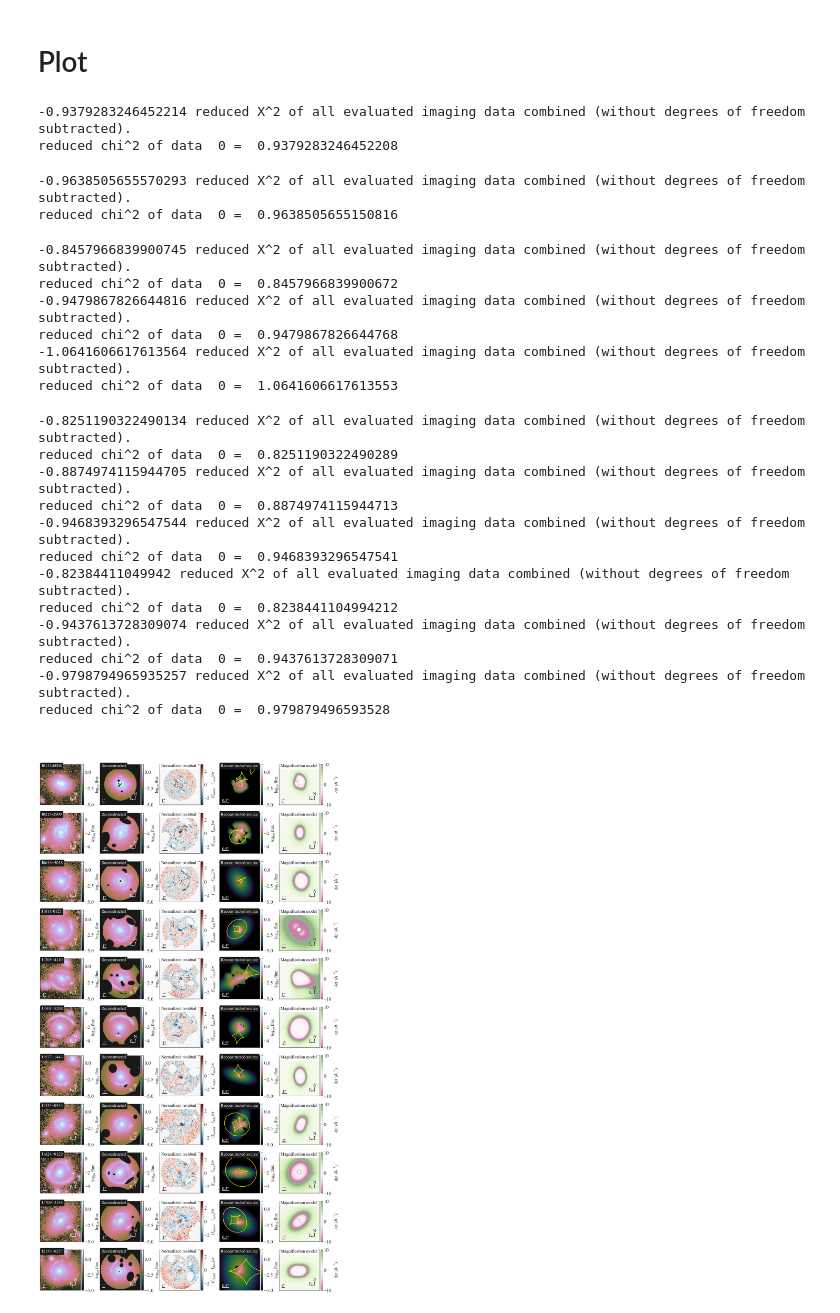
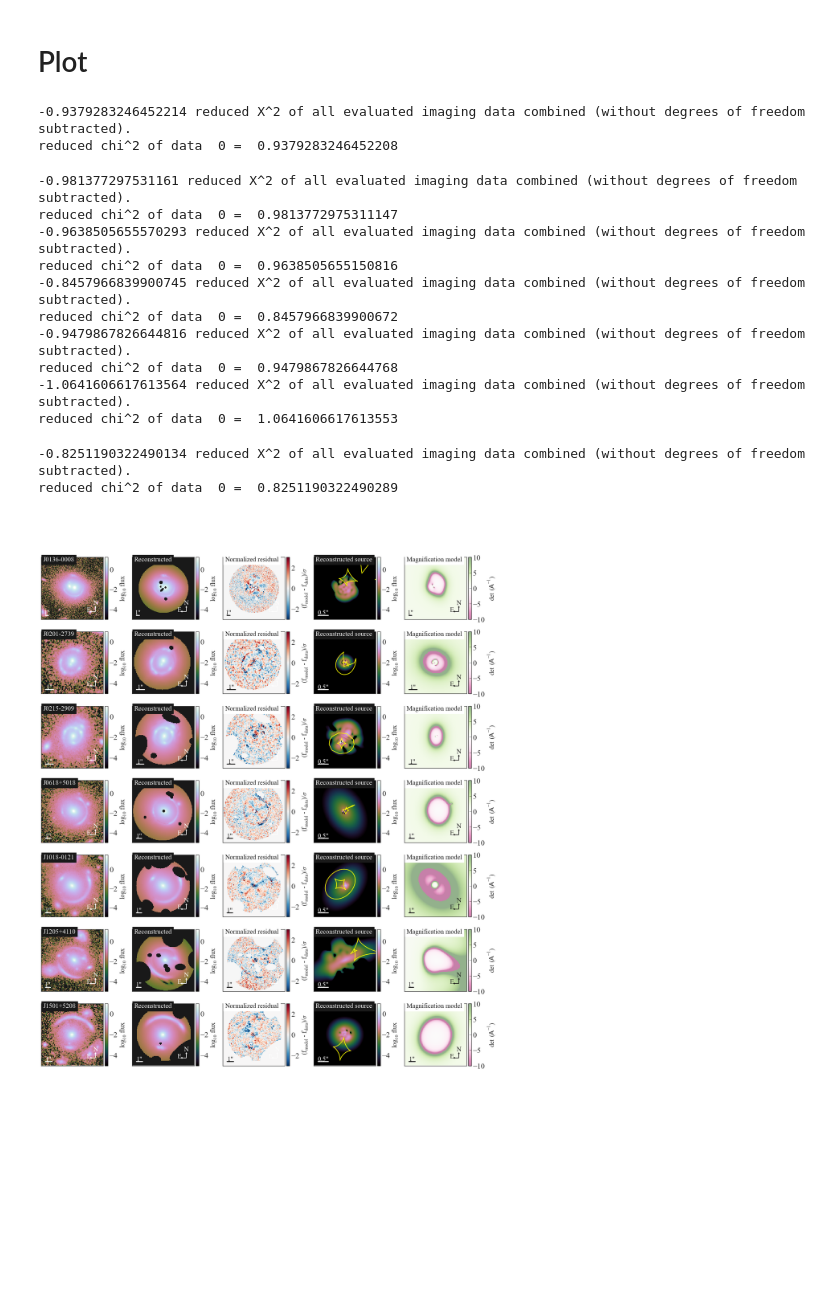
Before and after one commit to AstroBridge/BDLensing, a Jupyter notebook: analysis/make_lens_model_figure.ipynb, the cells around one changed output. Cells and saved outputs as stored; diff of their text form; code cells hidden in the pictures; blank space fills up the shorter version.

```diff
--- a/analysis/make_lens_model_figure.ipynb
+++ b/analysis/make_lens_model_figure.ipynb
@@ -68,10 +73,14 @@ msh_cmap = cp.get_msh_cmap(num_bins=501, rescale="power", power=2.5)
 # Plot
 # %%
 lens_names = [
+    # "DESIJ0132-1600",
     "DESIJ0136-0008",
+    "DESIJ0201-2739",
     "DESIJ0215-2909",
     "DESIJ0618+5018",
+    # "DESIJ0923+1829",
     "DESIJ1018-0121",
+    # "DESIJ1101-0602",
     "DESIJ1205+4110",
     "DESIJ1501+5208",
     "DESIJ1537+1443",
@@ -82,8 +91,9 @@ lens_names = [
 ]
 # %%
 custom_log_likelihood_addition = None
-
-num_lens = len(lens_names)
+nrows = 7
+ncols = 5
+num_lens = nrows
 
 fig, axes = plt.subplots(
     nrows=num_lens,
@@ -143,50 +153,42 @@ for i in range(num_lens):
         ax=axes[i, 2], v_min=-3, v_max=3, cmap="RdBu_r", text="Normalized residual"
     )
     model_plot.source_plot(
         ax=axes[i, 3],
         deltaPix_source=0.03,
         numPix=100,
         with_caustics=True,
         scale_size=0.5,
     )
     # model_plot.convergence_plot(ax=axes[i, 3], v_max=1, cmap="gist_heat")
     model_plot.magnification_plot(ax=axes[i, 4], cmap="PiYG")
 
 fig.tight_layout()
 
 # plt.gca().set_axis_off()
 # plt.subplots_adjust(top = 1, bottom = 0, right = 1, left = 0,
 #             hspace = 0, wspace = 0)
 # plt.margins(0,0)
 # plt.gca().xaxis.set_major_locator(plt.NullLocator())
 # plt.gca().yaxis.set_major_locator(plt.NullLocator())
 
 fig.savefig(
-    "../paper/figures/lens_models.pdf",
+    "../paper/figures/lens_models_0.pdf",
     bbox_inches="tight",
     # pad_inches=0
 )
 # %% [output]
 -0.9379283246452214 reduced X^2 of all evaluated imaging data combined (without degrees of freedom subtracted).
 reduced chi^2 of data  0 =  0.9379283246452208
+-0.981377297531161 reduced X^2 of all evaluated imaging data combined (without degrees of freedom subtracted).
+reduced chi^2 of data  0 =  0.9813772975311147
 -0.9638505655570293 reduced X^2 of all evaluated imaging data combined (without degrees of freedom subtracted).
 reduced chi^2 of data  0 =  0.9638505655150816
+-0.8457966839900745 reduced X^2 of all evaluated imaging data combined (without degrees of freedom subtracted).
+reduced chi^2 of data  0 =  0.8457966839900672
+-0.9479867826644816 reduced X^2 of all evaluated imaging data combined (without degrees of freedom subtracted).
+reduced chi^2 of data  0 =  0.9479867826644768
+-1.0641606617613564 reduced X^2 of all evaluated imaging data combined (without degrees of freedom subtracted).
+reduced chi^2 of data  0 =  1.0641606617613553
--0.8457966839900745 reduced X^2 of all evaluated imaging data combined (without degrees of freedom subtracted).
-reduced chi^2 of data  0 =  0.8457966839900672
--0.9479867826644816 reduced X^2 of all evaluated imaging data combined (without degrees of freedom subtracted).
-reduced chi^2 of data  0 =  0.9479867826644768
--1.0641606617613564 reduced X^2 of all evaluated imaging data combined (without degrees of freedom subtracted).
-reduced chi^2 of data  0 =  1.0641606617613553
+-0.8251190322490134 reduced X^2 of all evaluated imaging data combined (without degrees of freedom subtracted).
+reduced chi^2 of data  0 =  0.8251190322490289
--0.8251190322490134 reduced X^2 of all evaluated imaging data combined (without degrees of freedom subtracted).
-reduced chi^2 of data  0 =  0.8251190322490289
--0.8874974115944705 reduced X^2 of all evaluated imaging data combined (without degrees of freedom subtracted).
-reduced chi^2 of data  0 =  0.8874974115944713
--0.9468393296547544 reduced X^2 of all evaluated imaging data combined (without degrees of freedom subtracted).
-reduced chi^2 of data  0 =  0.9468393296547541
--0.82384411049942 reduced X^2 of all evaluated imaging data combined (without degrees of freedom subtracted).
-reduced chi^2 of data  0 =  0.8238441104994212
--0.9437613728309074 reduced X^2 of all evaluated imaging data combined (without degrees of freedom subtracted).
-reduced chi^2 of data  0 =  0.9437613728309071
--0.9798794965935257 reduced X^2 of all evaluated imaging data combined (without degrees of freedom subtracted).
-reduced chi^2 of data  0 =  0.979879496593528
-[figure, old version]
+[figure, new version]
```
Also changed, not shown: parts of 3 cells of this notebook, 10 other files.
